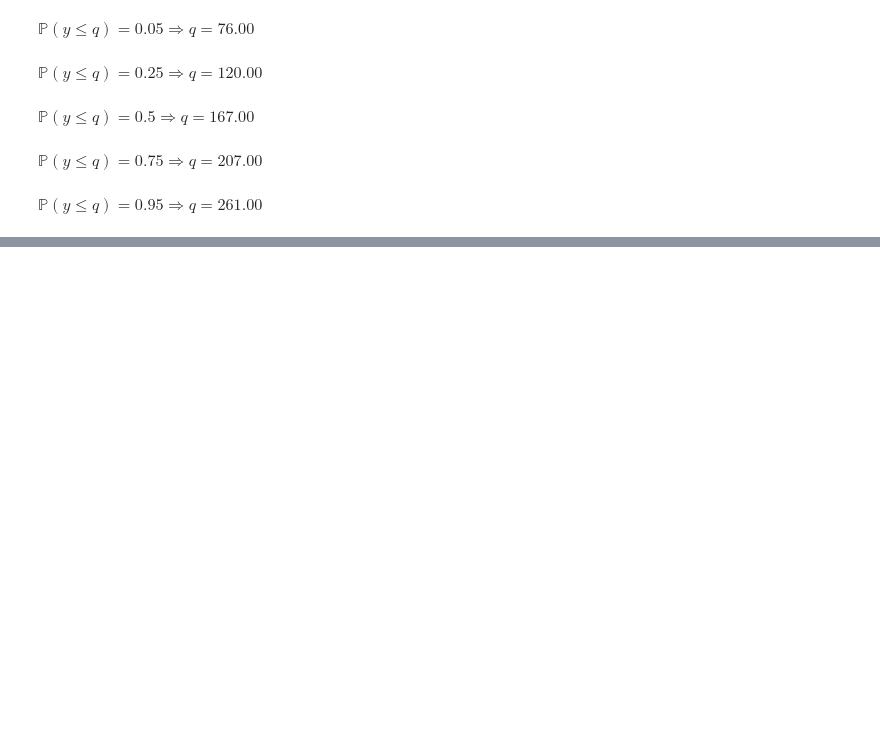
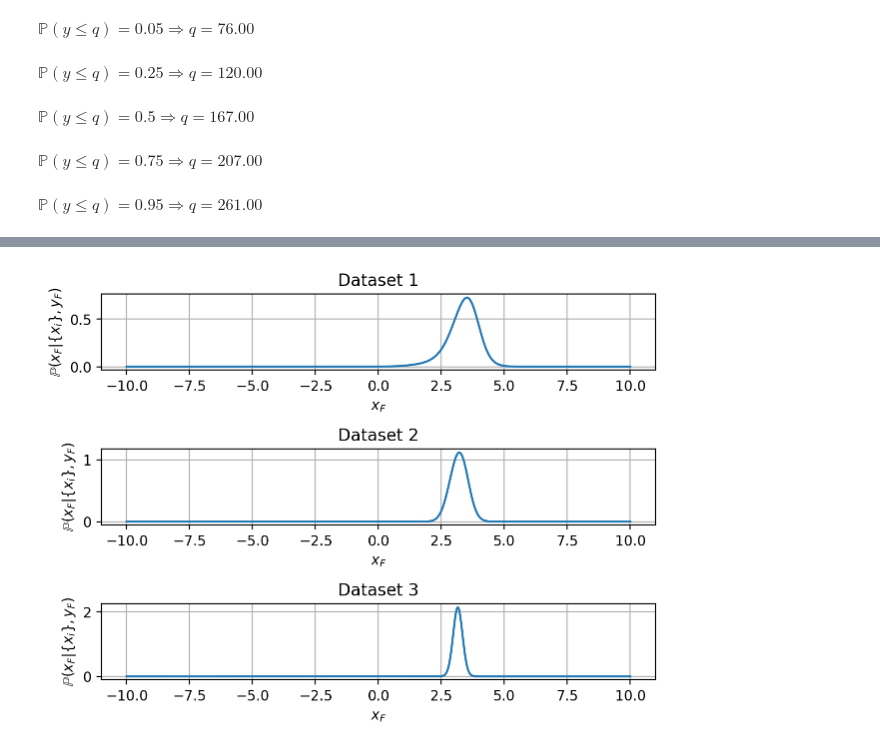
Before and after one commit to binado/statistics-problem-sets, a Jupyter notebook: notebooks/problem-set-2.ipynb, the cells around one changed output, grey strips where cells are left out. Saved outputs shown, nothing was run; the diff lists cells and outputs as text; code cells hidden in the pictures; blank space fills up the shorter version.

```diff
--- a/notebooks/problem-set-2.ipynb
+++ b/notebooks/problem-set-2.ipynb
@@ -102,0 +152,30 @@ $\displaystyle \mathbb{P}(y \leq q) = 0.95 \Rightarrow q = 261.00$
+# %%
+def loglike(xi, xf, yf):
+    return - np.log(yf ** 2 + (xi - xf) ** 2)
+
+def logprob(dataset, xf, yf, prior=1.):
+    return np.sum([loglike(xi, xf, yf) for xi in dataset], axis=0) + np.log(prior)
+
+def prob(dataset, xf, yf, **kwargs):
+    return normalize(safe_exp(logprob(dataset, xf, yf, **kwargs)), xf)
+
+nx = 10000
+yf = 1
+xf = np.linspace(-10, 10, nx)
+
+# Getting datasets
+ndatasets = 3
+dts = [np.loadtxt(f'../data/pb2/q3ds{i + 1}.txt') for i in range(ndatasets)]
+
+fig, axs = plt.subplots(3, 1)
+for i, ax in enumerate(axs):
+    ax.plot(xf, prob(dts[i], xf, yf))
+    ax.grid()
+    ax.set_title(f'Dataset {i + 1}')
+    ax.set_xlabel(r'$x_F$')
+    ax.set_ylabel(r'$\mathbb{P}(x_F | \{x_i \}, y_F)$')
+
+fig.tight_layout()
+plt.show()
+# %% [output]
+[figure, added]
```
Also changed, not shown: parts of 9 cells of this notebook.
